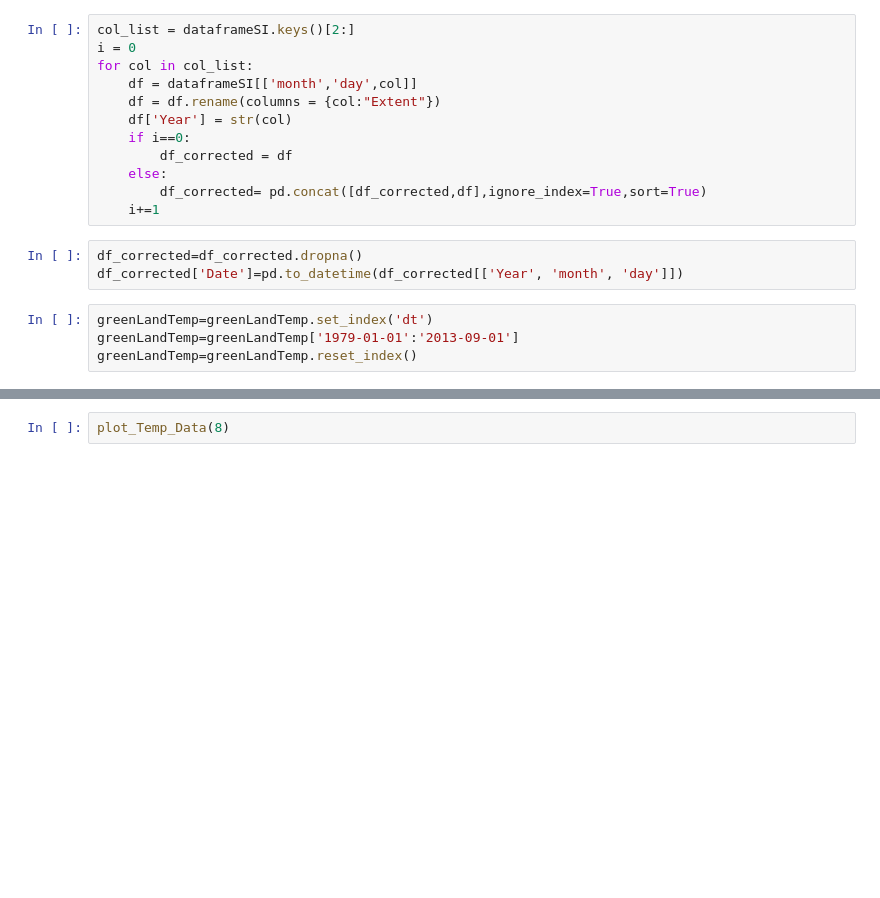
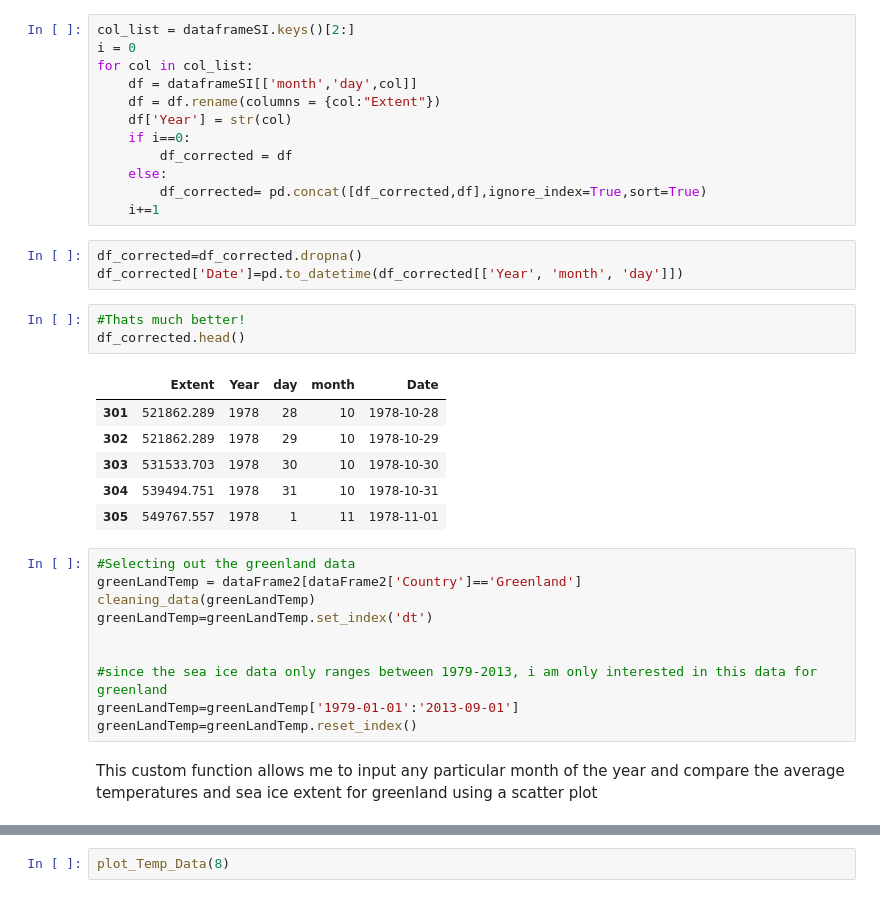
Before and after one commit to gerardheraghty/SurfaceTemperatureAnalysis, a Jupyter notebook: Sea_ice_greenland.ipynb, the cells around one changed output, grey strips where cells are left out. Drawn from its saved outputs; the diff is of its cells as text; blank space fills up the shorter version.

```diff
--- a/Sea_ice_greenland.ipynb
+++ b/Sea_ice_greenland.ipynb
@@ -88,10 +116,28 @@ for col in col_list:
 # %%
 df_corrected=df_corrected.dropna()
 df_corrected['Date']=pd.to_datetime(df_corrected[['Year', 'month', 'day']])
+# %%
+#Thats much better!
+df_corrected.head()
+# %% [output]
+|  | Extent | Year | day | month | Date |
+| 301 | 521862.289 | 1978 | 28 | 10 | 1978-10-28 |
+| 302 | 521862.289 | 1978 | 29 | 10 | 1978-10-29 |
+| 303 | 531533.703 | 1978 | 30 | 10 | 1978-10-30 |
+| 304 | 539494.751 | 1978 | 31 | 10 | 1978-10-31 |
+| 305 | 549767.557 | 1978 | 1 | 11 | 1978-11-01 |
 # %%
+#Selecting out the greenland data
+greenLandTemp = dataFrame2[dataFrame2['Country']=='Greenland']
+cleaning_data(greenLandTemp)
 greenLandTemp=greenLandTemp.set_index('dt')
+
+
+#since the sea ice data only ranges between 1979-2013, i am only interested in this data for greenland
 greenLandTemp=greenLandTemp['1979-01-01':'2013-09-01']
 greenLandTemp=greenLandTemp.reset_index()
+# %% [markdown]
+This custom function allows me to input any particular month of the year and compare the average temperatures and sea ice extent for greenland using a scatter plot
 # %%
 def plot_Temp_Data(month):
 
```
Also changed, not shown: parts of 15 cells of this notebook, 5 other files.
